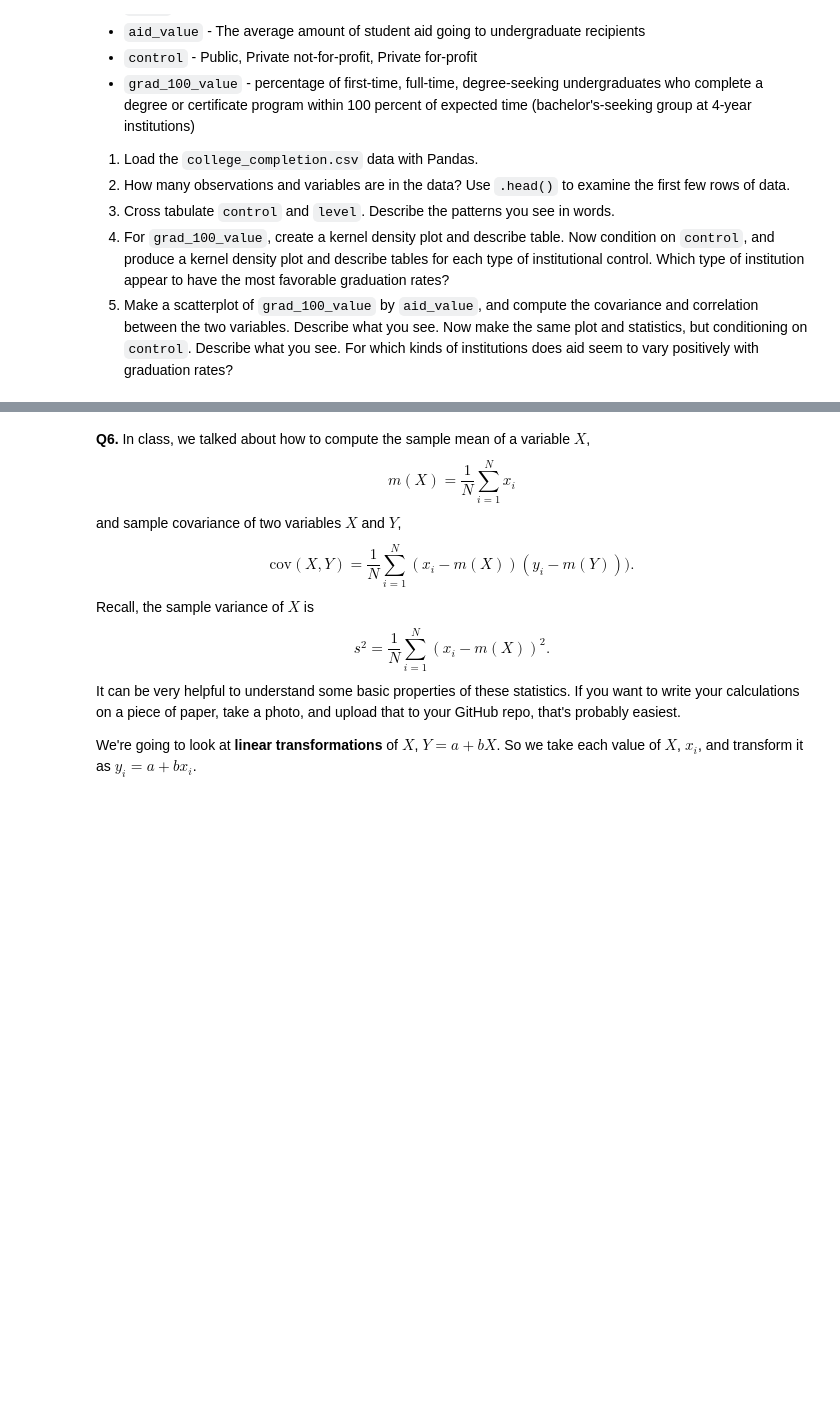
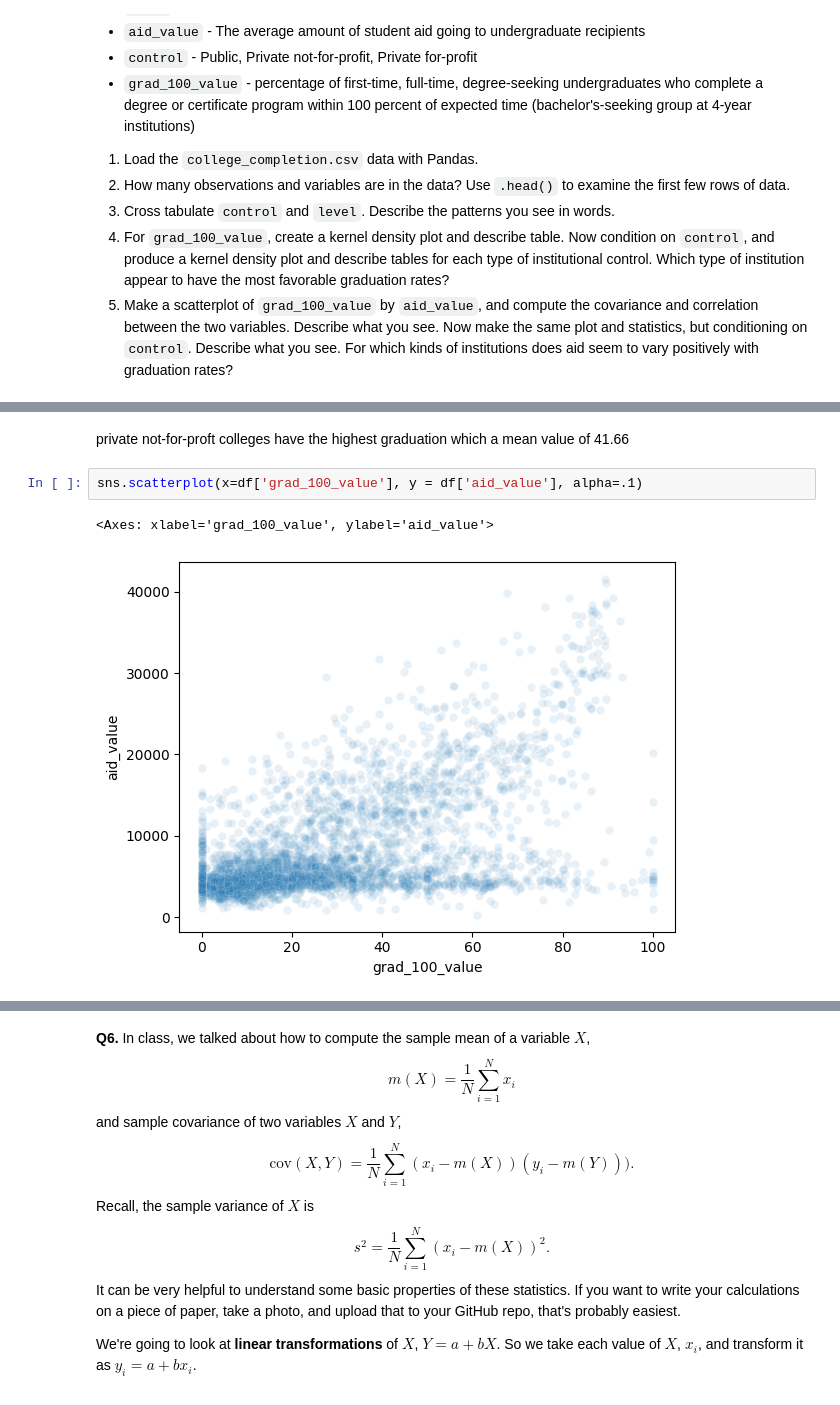
Before and after one commit to SafaaMahbub/undergrad_ml_assignments, a Jupyter notebook: 01_assignment_wrangling_and_eda.ipynb, the cells around one changed output, grey strips where cells are left out. Saved outputs shown, nothing was run; the diff lists cells and outputs as text; blank space fills up the shorter version.

```diff
--- a/01_assignment_wrangling_and_eda.ipynb
+++ b/01_assignment_wrangling_and_eda.ipynb
@@ -337,0 +498,7 @@ We'll use the `college_completion.csv` dataset from the US Department of Educati
+# %% [markdown]
+private not-for-proft  colleges have the highest graduation which a mean value of 41.66
+# %%
+sns.scatterplot(x=df['grad_100_value'], y = df['aid_value'], alpha=.1)
+# %% [output]
+<Axes: xlabel='grad_100_value', ylabel='aid_value'>
+[figure, added]
```
Also changed, not shown: parts of 14 cells of this notebook.
